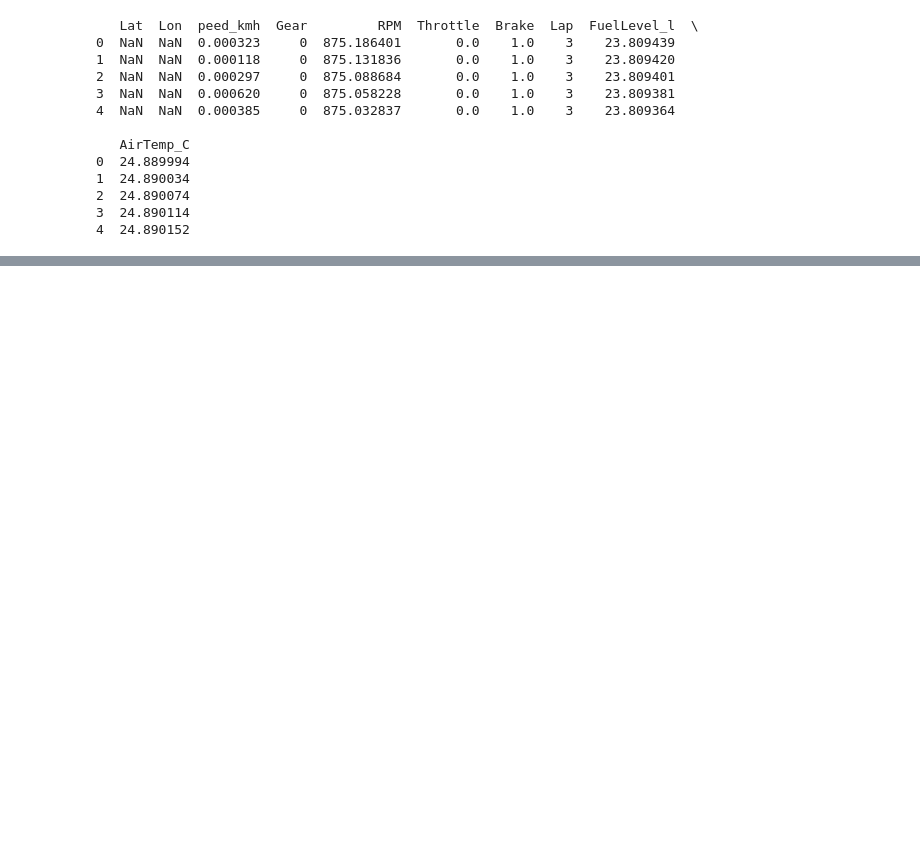
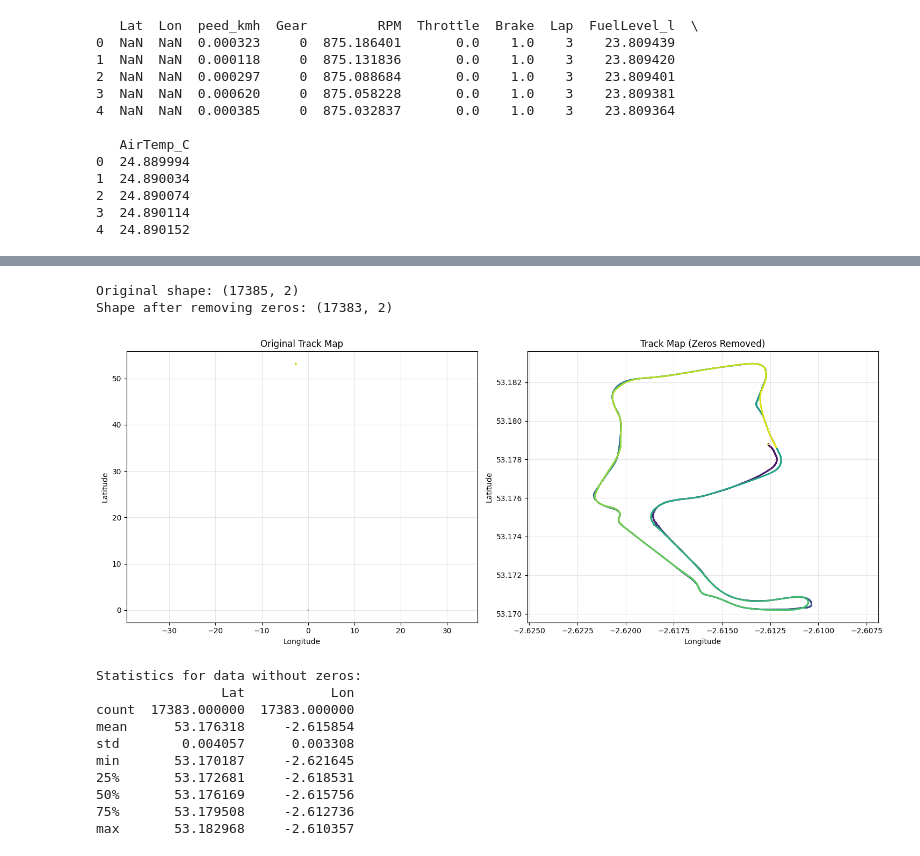
Before and after one commit to conect2ai/Racing4all, a Jupyter notebook: Iracing/iracing_notebook.ipynb, the cells around one changed output, grey strips where cells are left out. Drawn from its saved outputs; the diff is of its cells as text; code cells hidden in the pictures; blank space fills up the shorter version.

```diff
--- a/Iracing/iracing_notebook.ipynb
+++ b/Iracing/iracing_notebook.ipynb
@@ -211,0 +162,51 @@ plt.show()
+# %%
+# Create dataset without zero coordinates
+df_no_zeros = df_coords[~((df_coords['Lat'] == 0) | (df_coords['Lon'] == 0))].copy()
+print(f"Original shape: {df_coords.shape}")
+print(f"Shape after removing zeros: {df_no_zeros.shape}")
+
+# Create comparison plot
+fig, (ax1, ax2) = plt.subplots(1, 2, figsize=(15, 6))
+
+# Original data
+ax1.scatter(df_coords['Lon'], df_coords['Lat'],
+           s=1, alpha=0.5,
+           c=range(len(df_coords)),
+           cmap='viridis')
+ax1.set_title('Original Track Map')
+ax1.set_xlabel('Longitude')
+ax1.set_ylabel('Latitude')
+ax1.grid(True, alpha=0.3)
+ax1.axis('equal')
+
+# Data without zeros
+ax2.scatter(df_no_zeros['Lon'], df_no_zeros['Lat'],
+           s=1, alpha=0.5,
+           c=range(len(df_no_zeros)),
+           cmap='viridis')
+ax2.set_title('Track Map (Zeros Removed)')
+ax2.set_xlabel('Longitude')
+ax2.set_ylabel('Latitude')
+ax2.grid(True, alpha=0.3)
+ax2.axis('equal')
+
+plt.tight_layout()
+plt.show()
+
+# Print some statistics about the data without zeros
+print("\nStatistics for data without zeros:")
+print(df_no_zeros.describe())
+# %% [output]
+Original shape: (17385, 2)
+Shape after removing zeros: (17383, 2)
+[figure, added]
+Statistics for data without zeros:
+                Lat           Lon
+count  17383.000000  17383.000000
+mean      53.176318     -2.615854
+std        0.004057      0.003308
+min       53.170187     -2.621645
+25%       53.172681     -2.618531
+50%       53.176169     -2.615756
+75%       53.179508     -2.612736
+max       53.182968     -2.610357
```
Also changed, not shown: parts of 10 cells of this notebook.
